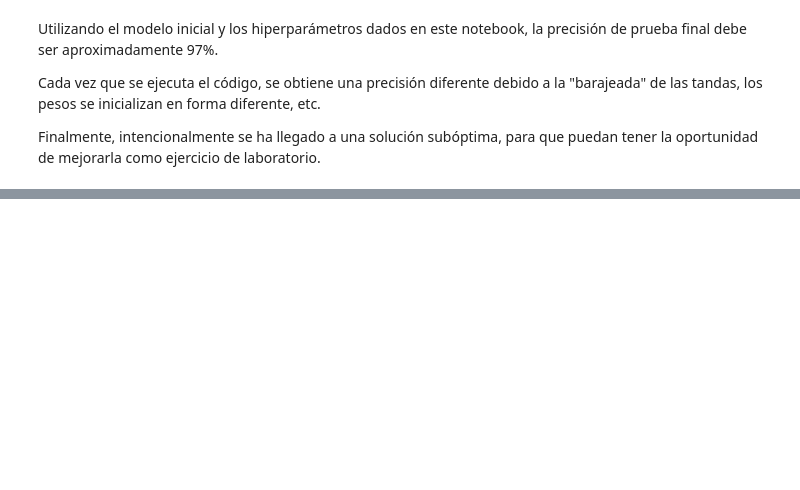
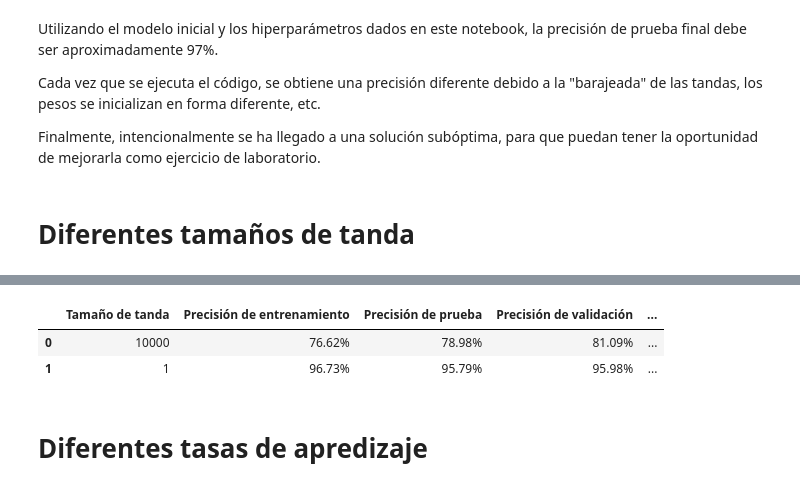
Before and after one commit to senioritosly/Lab-2-DS, a Jupyter notebook: laboratorio2.ipynb, the cells around one changed output, grey strips where cells are left out. Cells and saved outputs as stored; diff of their text form; code cells hidden in the pictures; blank space fills up the shorter version.

```diff
--- a/laboratorio2.ipynb
+++ b/laboratorio2.ipynb
@@ -189,3 +192,63 @@ Utilizando el modelo inicial y los hiperparámetros dados en este notebook, la p
 Cada vez que se ejecuta el código, se obtiene una precisión diferente debido a la "barajeada" de las tandas, los pesos se inicializan en forma diferente, etc.
 
 Finalmente, intencionalmente se ha llegado a una solución subóptima, para que puedan tener la oportunidad de mejorarla como ejercicio de laboratorio.
+# %% [markdown]
+# Diferentes tamaños de tanda
+# %%
+# Lista para almacenar los resultados de cada tamaño de tanda
+resultados = []
+
+# Lista de tamaños de tanda para experimentar
+tamanios_tanda = [10000, 1]
+
+# Definición del modelo de red neuronal
+modelo = tf.keras.Sequential([
+    tf.keras.layers.Flatten(input_shape=(28, 28)),
+    tf.keras.layers.Dense(50, activation='relu'),
+    tf.keras.layers.Dense(50, activation='relu'),
+    tf.keras.layers.Dense(tamanio_salida, activation='softmax')
+])
+
+# Configuración del modelo
+modelo.compile(optimizer='adam', loss='sparse_categorical_crossentropy', metrics=['accuracy'])
+
+# Iterar sobre cada tamaño de tanda
+for tamanio in tamanios_tanda:
+    # Preparar los conjuntos de datos
+    datos_entreno = tf.data.Dataset.from_tensor_slices((X_entreno, y_entreno))
+    datos_validacion = tf.data.Dataset.from_tensor_slices((X_validacion, y_validacion))
+    datos_prueba = tf.data.Dataset.from_tensor_slices((X_prueba, y_prueba))
+
+    # Configurar los datos en tandas
+    datos_entreno = datos_entreno.shuffle(buffer_size=num_obs_entreno).batch(tamanio)
+    datos_validacion = datos_validacion.batch(tamanio)
+    datos_prueba = datos_prueba.batch(tamanio)
+
+    # Entrenamiento del modelo
+    print(f"Entrenando con tamaño de tanda '{tamanio}'...", end=" ")
+    inicio = time.time()
+    historia = modelo.fit(datos_entreno, epochs=NUMERO_EPOCAS, validation_data=datos_validacion, verbose=0)
+    fin = time.time()
+    duracion_entrenamiento = fin - inicio
+    print("Finalizado!")
+
+    # Evaluación del modelo en el conjunto de prueba
+    perdida, precision = modelo.evaluate(datos_prueba)
+
+    # Obtener precisión final de entrenamiento y validación
+    precision_entrenamiento_final = historia.history['accuracy'][-1]
+    precision_validacion_final = historia.history['val_accuracy'][-1]
+
+    # Almacenar los resultados
+    resultados.append({
+        "Tamaño de tanda": tamanio,
+        "Precisión de entrenamiento": "{:.2f}%".format(precision_entrenamiento_final * 100),
+        "Precisión de prueba": "{:.2f}%".format(precision * 100),
+        "Precisión de validación": "{:.2f}%".format(precision_validacion_final * 100),
+        "Duración de entrenamiento (s)": "{:.2f}".format(duracion_entrenamiento)
+    })
+
+# Convertir los resultados en un DataFrame para su visualización
+df_resultados = pd.DataFrame(resultados)
+print(df_resultados)
+# %% [output]
@@ -191,0 +259,5 @@ Finalmente, intencionalmente se ha llegado a una solución subóptima, para que
+|  | Tamaño de tanda | Precisión de entrenamiento | Precisión de prueba | Precisión de validación | ... |
+| 0 | 10000 | 76.62% | 78.98% | 81.09% | ... |
+| 1 | 1 | 96.73% | 95.79% | 95.98% | ... |
+# %% [markdown]
+# Diferentes tasas de apredizaje
```
Also changed, not shown: parts of 9 cells of this notebook, 1 other file.
